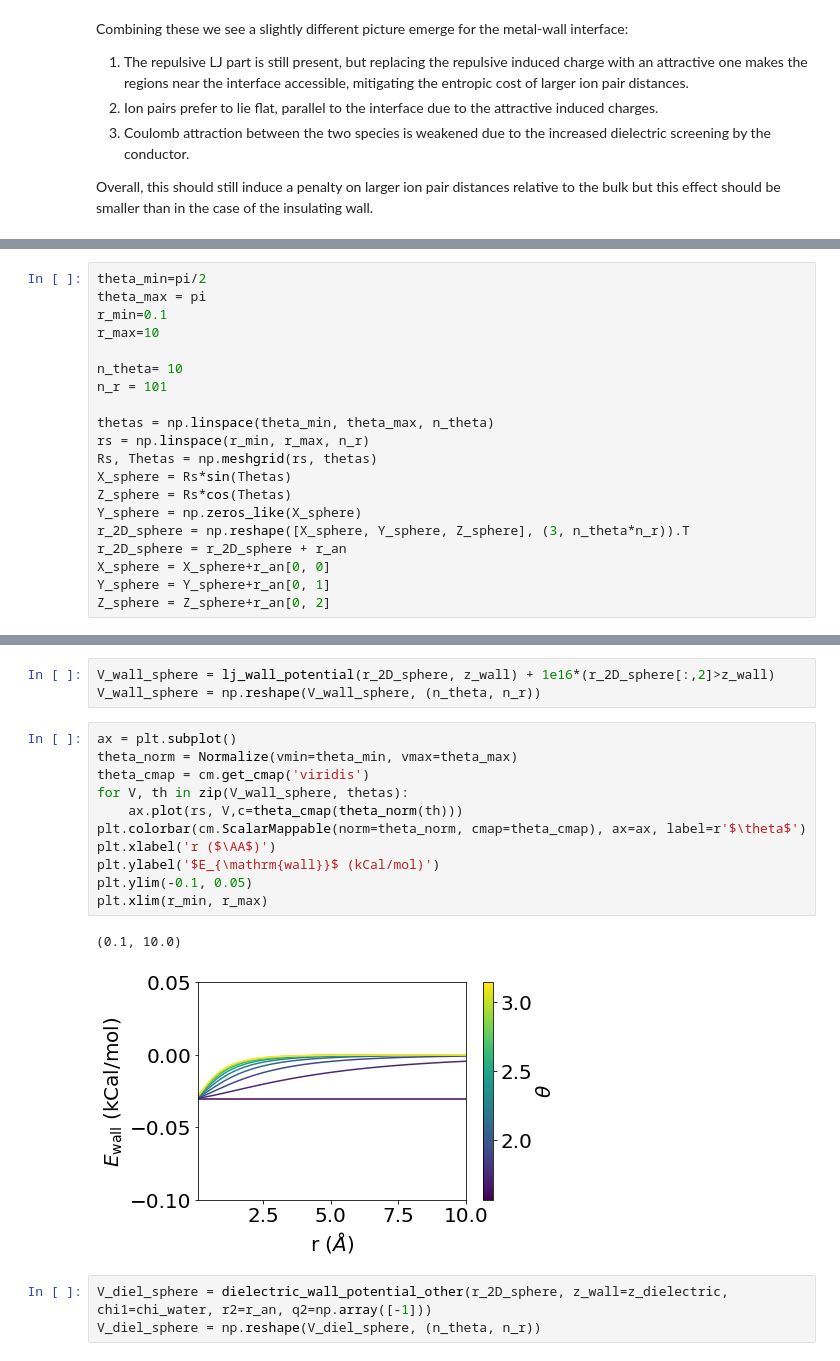
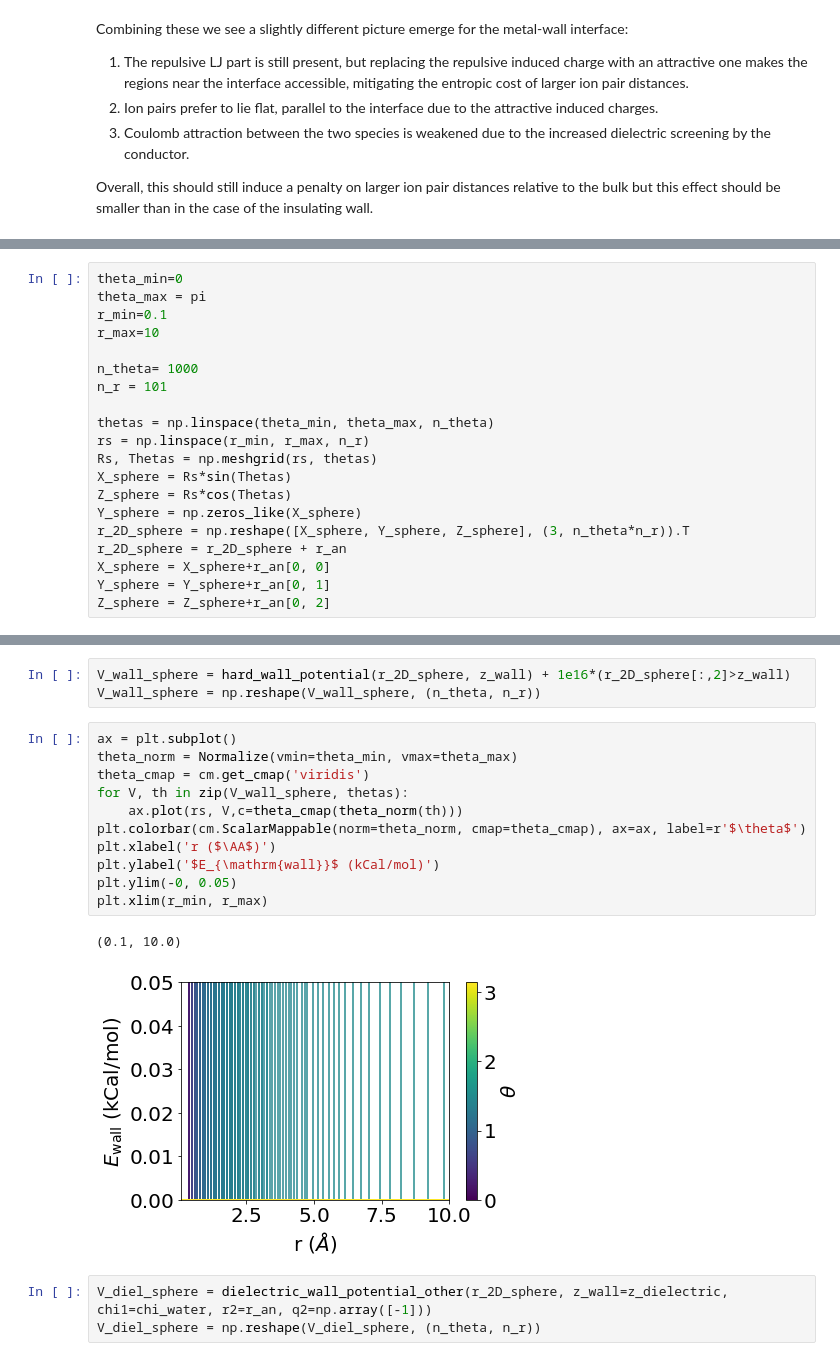
Before and after one commit to adodin/Ion-Pairing, a Jupyter notebook: Analytical/Analytical_Potentials.ipynb, the cells around one changed output, grey strips where cells are left out. Saved outputs shown, nothing was run; the diff lists cells and outputs as text.

```diff
--- a/Analytical/Analytical_Potentials.ipynb
+++ b/Analytical/Analytical_Potentials.ipynb
@@ -368,10 +372,10 @@ plt.show()
 # %%
-theta_min=pi/2
+theta_min=0
 theta_max = pi
 r_min=0.1
 r_max=10
 
-n_theta= 10
+n_theta= 1000
 n_r = 101
 
 thetas = np.linspace(theta_min, theta_max, n_theta)
@@ -393,20 +397,20 @@ plt.scatter(X_sphere, Z_sphere)
 # %%
-V_wall_sphere = lj_wall_potential(r_2D_sphere, z_wall) + 1e16*(r_2D_sphere[:,2]>z_wall)
+V_wall_sphere = hard_wall_potential(r_2D_sphere, z_wall) + 1e16*(r_2D_sphere[:,2]>z_wall)
 V_wall_sphere = np.reshape(V_wall_sphere, (n_theta, n_r))
 # %%
 ax = plt.subplot()
 theta_norm = Normalize(vmin=theta_min, vmax=theta_max)
 theta_cmap = cm.get_cmap('viridis')
 for V, th in zip(V_wall_sphere, thetas):
     ax.plot(rs, V,c=theta_cmap(theta_norm(th)))
 plt.colorbar(cm.ScalarMappable(norm=theta_norm, cmap=theta_cmap), ax=ax, label=r'$\theta$')
 plt.xlabel('r ($\AA$)')
 plt.ylabel('$E_{\mathrm{wall}}$ (kCal/mol)')
-plt.ylim(-0.1, 0.05)
+plt.ylim(-0, 0.05)
 plt.xlim(r_min, r_max)
 # %% [output]
 (0.1, 10.0)
-[figure, old version]
+[figure, new version]
 # %%
 V_diel_sphere = dielectric_wall_potential_other(r_2D_sphere, z_wall=z_dielectric, chi1=chi_water, r2=r_an, q2=np.array([-1]))
 V_diel_sphere = np.reshape(V_diel_sphere, (n_theta, n_r))
```
Also changed, not shown: parts of 19 cells of this notebook.
